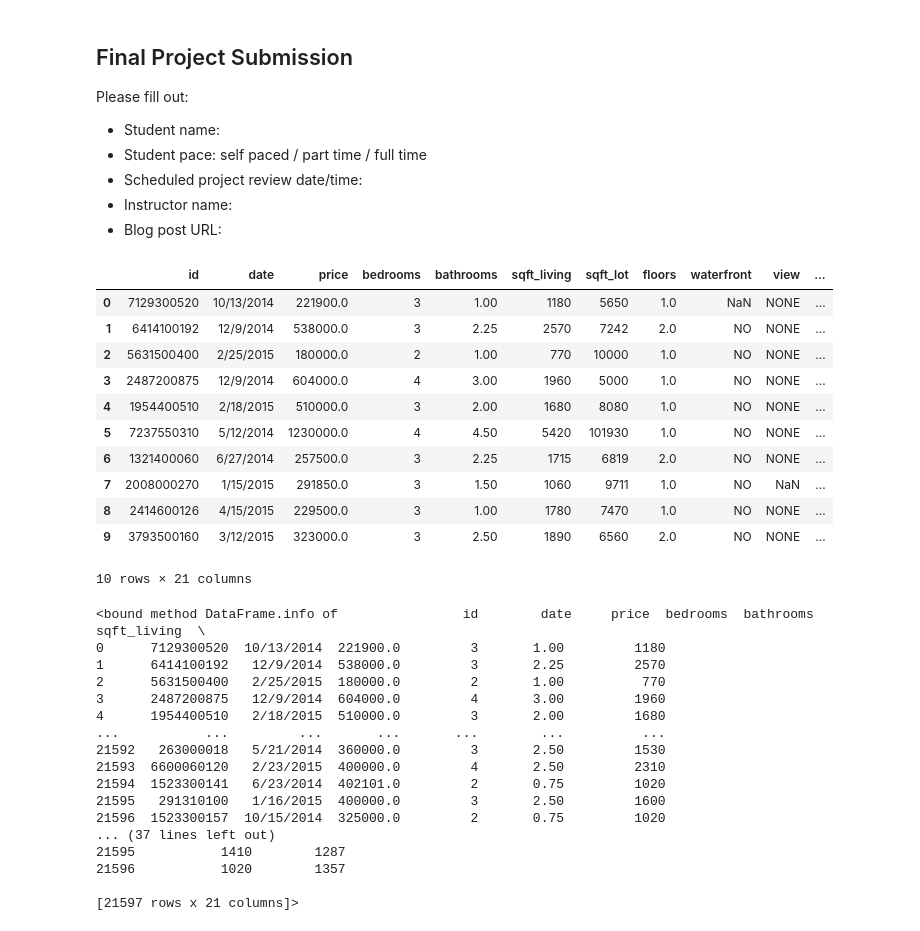
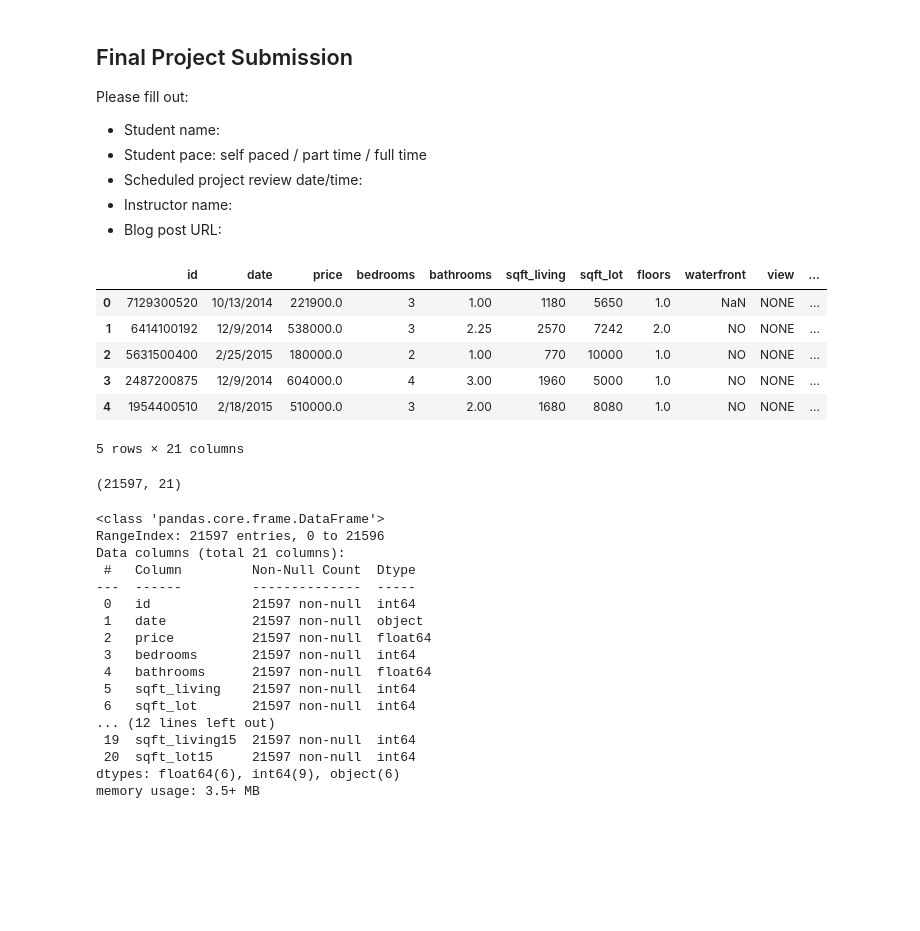
Before and after one commit to NdanuM/dsc-phase-2-project_nm, a Jupyter notebook: student.ipynb, the cells around one changed output. Cells and saved outputs as stored; diff of their text form; code cells hidden in the pictures; blank space fills up the shorter version.

Commit message:
Data cleaning phase one done

```diff
--- a/student.ipynb
+++ b/student.ipynb
@@ -13,37 +13,36 @@ import pandas as pd
 import numpy as np
 # %%
 df = pd.read_csv("data/kc_house_data.csv")
-df.head(10)
+df.head(5)
 # %% [output]
 |  | id | date | price | bedrooms | bathrooms | sqft_living | sqft_lot | floors | waterfront | view | ... |
 | 0 | 7129300520 | 10/13/2014 | 221900.0 | 3 | 1.00 | 1180 | 5650 | 1.0 | NaN | NONE | ... |
 | 1 | 6414100192 | 12/9/2014 | 538000.0 | 3 | 2.25 | 2570 | 7242 | 2.0 | NO | NONE | ... |
 | 2 | 5631500400 | 2/25/2015 | 180000.0 | 2 | 1.00 | 770 | 10000 | 1.0 | NO | NONE | ... |
 | 3 | 2487200875 | 12/9/2014 | 604000.0 | 4 | 3.00 | 1960 | 5000 | 1.0 | NO | NONE | ... |
 | 4 | 1954400510 | 2/18/2015 | 510000.0 | 3 | 2.00 | 1680 | 8080 | 1.0 | NO | NONE | ... |
-| 5 | 7237550310 | 5/12/2014 | 1230000.0 | 4 | 4.50 | 5420 | 101930 | 1.0 | NO | NONE | ... |
-| 6 | 1321400060 | 6/27/2014 | 257500.0 | 3 | 2.25 | 1715 | 6819 | 2.0 | NO | NONE | ... |
-| 7 | 2008000270 | 1/15/2015 | 291850.0 | 3 | 1.50 | 1060 | 9711 | 1.0 | NO | NaN | ... |
-| 8 | 2414600126 | 4/15/2015 | 229500.0 | 3 | 1.00 | 1780 | 7470 | 1.0 | NO | NONE | ... |
-| 9 | 3793500160 | 3/12/2015 | 323000.0 | 3 | 2.50 | 1890 | 6560 | 2.0 | NO | NONE | ... |
-10 rows × 21 columns
+5 rows × 21 columns
+# %%
+df.shape
+# %% [output]
+(21597, 21)
 # %%
-df.info
+df.info()
 # %% [output]
-<bound method DataFrame.info of                id        date     price  bedrooms  bathrooms  sqft_living  \
-0      7129300520  10/13/2014  221900.0         3       1.00         1180
-1      6414100192   12/9/2014  538000.0         3       2.25         2570
-2      5631500400   2/25/2015  180000.0         2       1.00          770
-3      2487200875   12/9/2014  604000.0         4       3.00         1960
-4      1954400510   2/18/2015  510000.0         3       2.00         1680
-...           ...         ...       ...       ...        ...          ...
-21592   263000018   5/21/2014  360000.0         3       2.50         1530
-21593  6600060120   2/23/2015  400000.0         4       2.50         2310
-21594  1523300141   6/23/2014  402101.0         2       0.75         1020
-21595   291310100   1/16/2015  400000.0         3       2.50         1600
-21596  1523300157  10/15/2014  325000.0         2       0.75         1020
-... (37 lines left out)
-21595           1410        1287
-21596           1020        1357
-
-[21597 rows x 21 columns]>
+<class 'pandas.core.frame.DataFrame'>
+RangeIndex: 21597 entries, 0 to 21596
+Data columns (total 21 columns):
+ #   Column         Non-Null Count  Dtype
+---  ------         --------------  -----
+ 0   id             21597 non-null  int64
+ 1   date           21597 non-null  object
+ 2   price          21597 non-null  float64
+ 3   bedrooms       21597 non-null  int64
+ 4   bathrooms      21597 non-null  float64
+ 5   sqft_living    21597 non-null  int64
+ 6   sqft_lot       21597 non-null  int64
+... (12 lines left out)
+ 19  sqft_living15  21597 non-null  int64
+ 20  sqft_lot15     21597 non-null  int64
+dtypes: float64(6), int64(9), object(6)
+memory usage: 3.5+ MB
```
Also changed, not shown: parts of 21 cells of this notebook.
